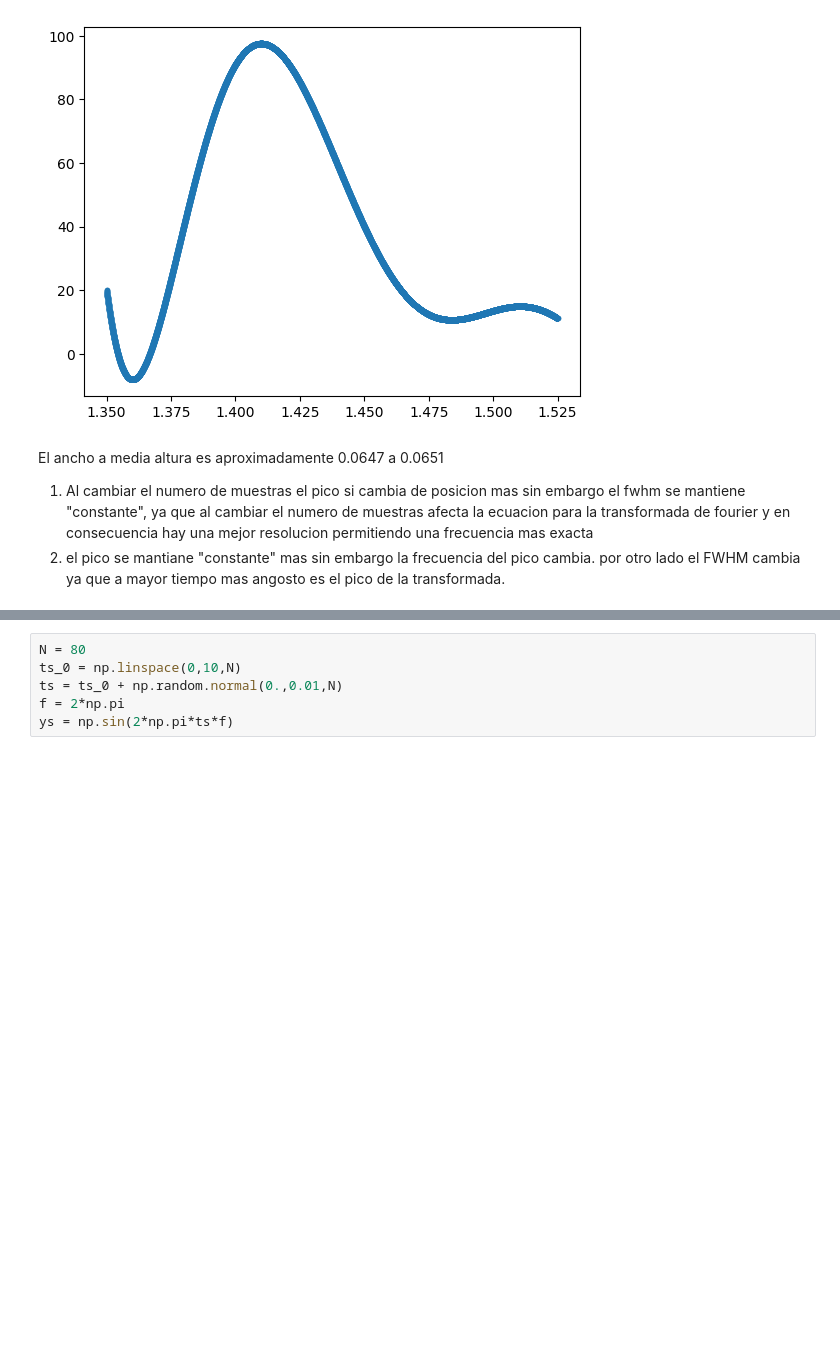
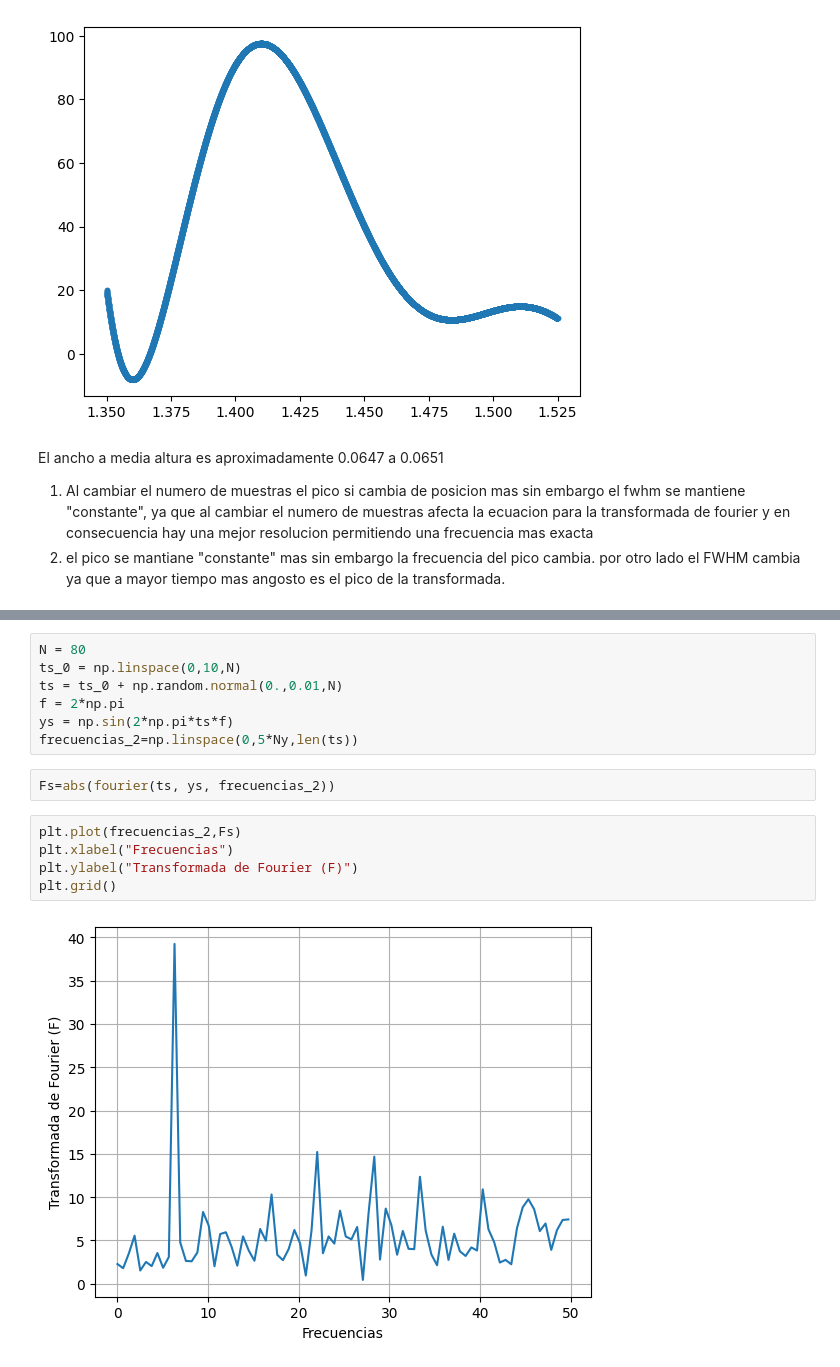
Before and after one commit to DiegoMunoz150/Fabian-Martinez-y-Diego-Mu-oz, a Jupyter notebook: Taller 1.ipynb, the cells around one changed output, grey strips where cells are left out. Saved outputs shown, nothing was run; the diff lists cells and outputs as text; blank space fills up the shorter version.

```diff
--- a/Taller 1.ipynb
+++ b/Taller 1.ipynb
@@ -113,4 +162,14 @@ ts_0 = np.linspace(0,10,N)
 ts = ts_0 + np.random.normal(0.,0.01,N)
 f = 2*np.pi
 ys = np.sin(2*np.pi*ts*f)
+frecuencias_2=np.linspace(0,5*Ny,len(ts))
+# %%
+Fs=abs(fourier(ts, ys, frecuencias_2))
+# %%
+plt.plot(frecuencias_2,Fs)
+plt.xlabel("Frecuencias")
+plt.ylabel("Transformada de Fourier (F)")
+plt.grid()
+# %% [output]
+[figure, added]
 # %%
```
Also changed, not shown: parts of 32 cells of this notebook.
